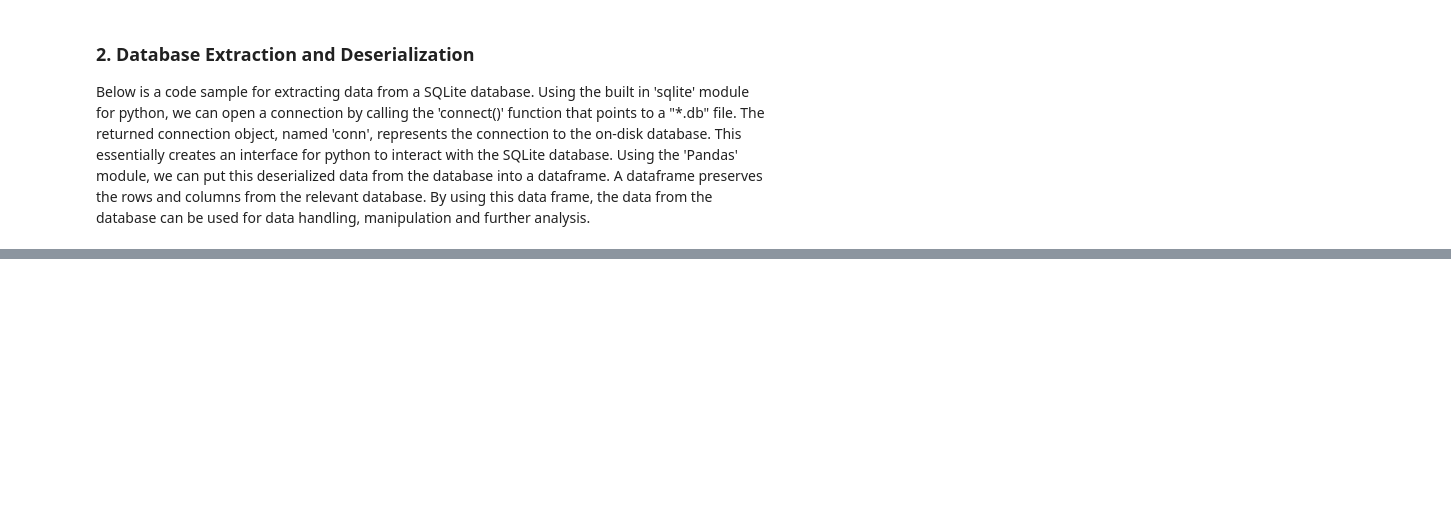
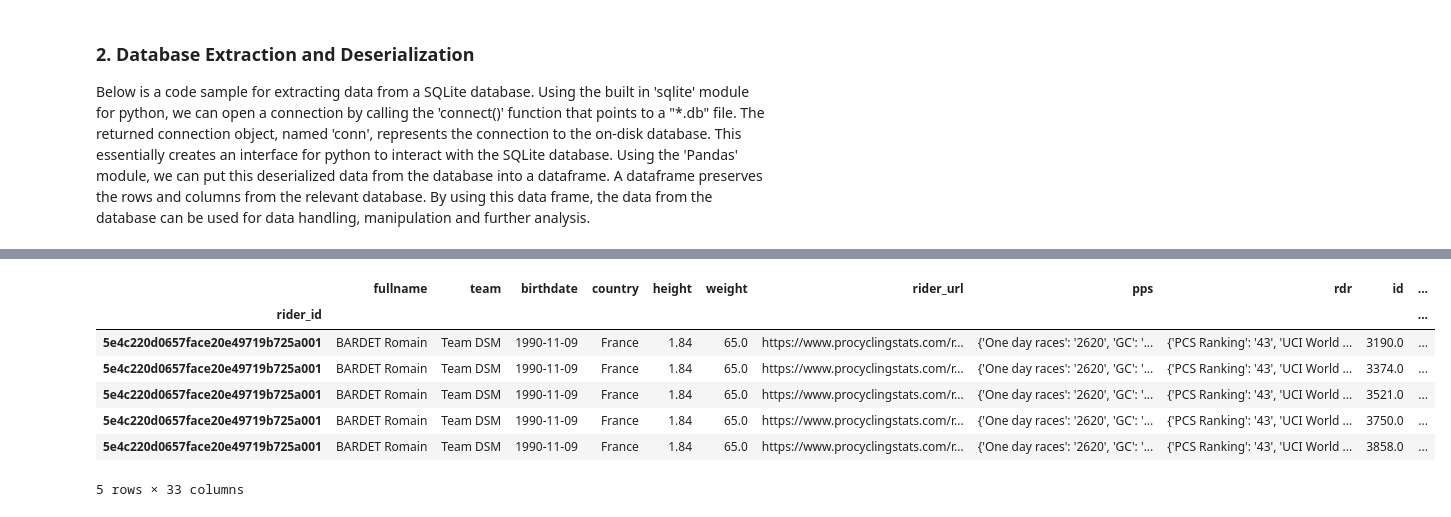
Before and after one commit to thmaz/DatSci_PI7-1, a Jupyter notebook: main.ipynb, the cells around one changed output, grey strips where cells are left out. Saved outputs shown, nothing was run; the diff lists cells and outputs as text; code cells hidden in the pictures; blank space fills up the shorter version.

```diff
--- a/main.ipynb
+++ b/main.ipynb
@@ -158,0 +148,23 @@ ValueError: could not convert string to float: 'DNS'
+# %%
+conn = lite.connect('cycling_big.db')
+
+riders_df = pd.read_sql_query('SELECT * FROM riders;', conn)
+races_df = pd.read_sql_query('SELECT * FROM race_results', conn)
+
+# Let's combine the tables for our sanity sake, so we can use variables from the two tables for analysis
+# We attach rider information to races table, so that every entry in the races will have additional information on the rider
+# rider_id is the key connecting the tables
+df = riders_df.set_index('rider_id').join(races_df.set_index('rider_id'))
+
+conn.close()
+df.describe(include='all')
+df.head(5)
+# %% [output]
+|  | fullname | team | birthdate | country | height | weight | rider_url | pps | rdr | id | ... |
+| rider_id |  |  |  |  |  |  |  |  |  |  | ... |
+| 5e4c220d0657face20e49719b725a001 | BARDET Romain | Team DSM | 1990-11-09 | France | 1.84 | 65.0 | https://www.procyclingstats.com/r... | {'One day races': '2620', 'GC': '... | {'PCS Ranking': '43', 'UCI World ... | 3190.0 | ... |
+| 5e4c220d0657face20e49719b725a001 | BARDET Romain | Team DSM | 1990-11-09 | France | 1.84 | 65.0 | https://www.procyclingstats.com/r... | {'One day races': '2620', 'GC': '... | {'PCS Ranking': '43', 'UCI World ... | 3374.0 | ... |
+| 5e4c220d0657face20e49719b725a001 | BARDET Romain | Team DSM | 1990-11-09 | France | 1.84 | 65.0 | https://www.procyclingstats.com/r... | {'One day races': '2620', 'GC': '... | {'PCS Ranking': '43', 'UCI World ... | 3521.0 | ... |
+| 5e4c220d0657face20e49719b725a001 | BARDET Romain | Team DSM | 1990-11-09 | France | 1.84 | 65.0 | https://www.procyclingstats.com/r... | {'One day races': '2620', 'GC': '... | {'PCS Ranking': '43', 'UCI World ... | 3750.0 | ... |
+| 5e4c220d0657face20e49719b725a001 | BARDET Romain | Team DSM | 1990-11-09 | France | 1.84 | 65.0 | https://www.procyclingstats.com/r... | {'One day races': '2620', 'GC': '... | {'PCS Ranking': '43', 'UCI World ... | 3858.0 | ... |
+5 rows × 33 columns
```
Also changed, not shown: parts of 8 cells of this notebook.
